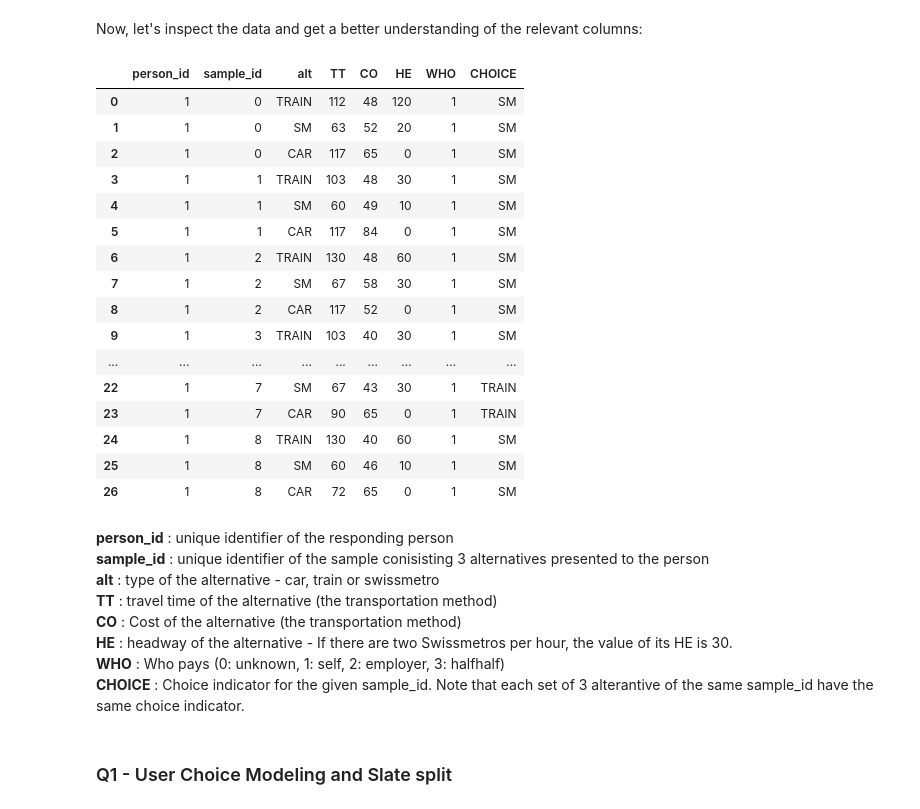
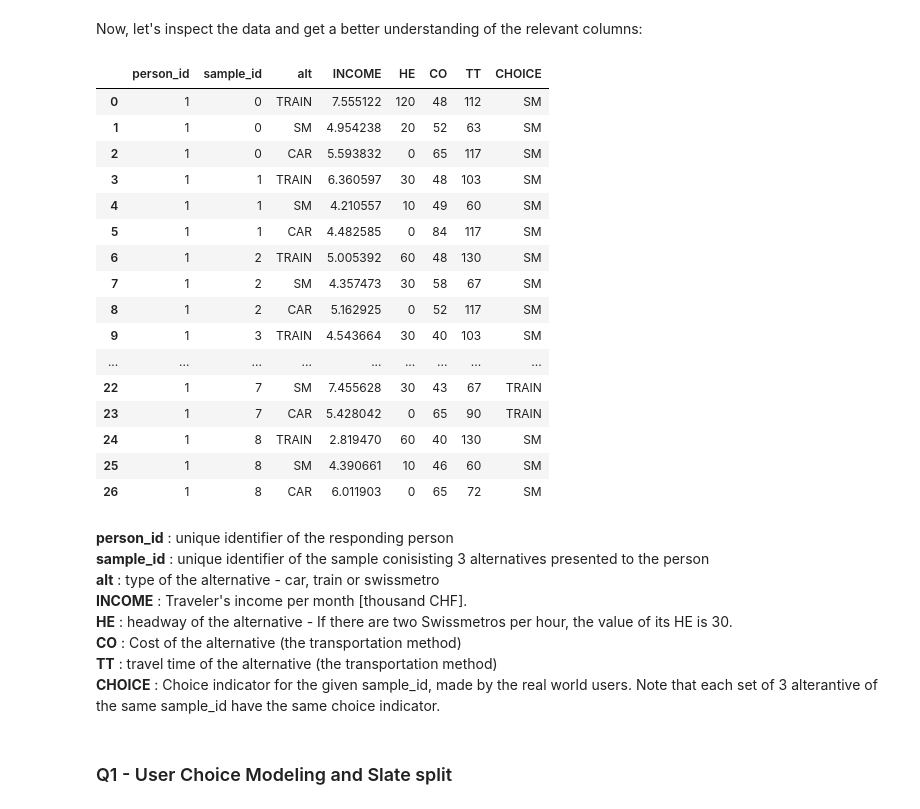
Before and after one commit to dorin133/MLHB_final_project, a Jupyter notebook: project.ipynb, the cells around one changed output. Cells and saved outputs as stored; diff of their text form; code cells hidden in the pictures.

```diff
--- a/project.ipynb
+++ b/project.ipynb
@@ -1323,7 +1320,7 @@ num_items_to_recom = 5
 
 # IMPORTANT - the 'generate_recommendations' function does not!! reproduce a new dataset
 # Meaning, the 'generate_recommendations' function does not!! call the 'generate_dataset' function
-recommendations_features_all_models = generate_recommendations(num_items_to_recommend = 5, learning_models = learning_models, env = env)
+recommendations_features_all_models = generate_recommendations(num_items_to_recom, learning_models = learning_models, env = env)
 
 for model_name in list(learning_models.keys()):
     for user_model_name in env.user_models.keys():
@@ -1450,16 +1445,18 @@ from sklearn.model_selection import train_test_split
 from sklearn.model_selection import GroupShuffleSplit
 
 from UserModel import *
+from trained_models_utils import *
+from mnl_xlogit import MNL
+from mixed_mnl_xlogit import Mixed_MNL
 
 class SwissMetro():
-    def __init__(self, num_features = 5, varnames = ['ASC_CAR', 'ASC_TRAIN', 'ASC_SM', 'R', 'CO', 'TT', 'HE']):
-        num_features = len(varnames)
-        beta_h = [0.5, 0.5, 0.5, 1, -1, -0.5, -0.5]
+    def __init__(self, varnames = [ 'INCOME', 'HE', 'CO', 'TT']):
+        beta_h = np.arange(len(varnames))
         self.user_models = {
-            # 'Rational' : RationalUserModel(beta_h),
+            'Real' : RationalUserModel(beta_h),
             'Compromise' : CompromiseUserModel(beta_h, 100),
             'Similarity' : SimilarityUserModel(beta_h, 100),
-            # 'Attraction' : AttractionUserModel(beta_h,100),
+            'Attraction' : AttractionUserModel(beta_h,100),
             }
         self.varnames = varnames
         self._prepare_data()
@@ -1491,6 +1488,9 @@ class SwissMetro():
         choices = {user_name:[] for user_name in self.user_models.keys()}
         for id, group in grouped_df:
             for user_name, user_model in self.user_models.items():
+                if user_name == "Real":
+                    choices[user_name] = df['CHOICE']
+                    continue
                 user_choice_idx = user_model.choice(group[self.varnames].values)
                 user_choices = [alts[user_choice_idx]]*3
                 choices[user_name].extend(user_choices)
@@ -1513,8 +1513,9 @@ class SwissMetro():
         df = wide_to_long(df_wide, id_col='sample_id', alt_name='alt', sep='_',
             alt_list=['TRAIN', 'SM', 'CAR'], empty_val=0,
             varying=['TT', 'CO', 'HE', 'AV', 'SEATS'], alt_is_prefix=True)
-        self.orig_long_data = df.reindex(columns = ['person_id', 'sample_id', 'alt', 'TT', 'CO', 'HE', 'WHO', 'CHOICE']).copy()
+        df['INCOME'] = np.clip(np.random.normal(loc=5, scale=1, size=len(df)), a_min=1, a_max=None)
 
+        self.orig_long_data = df.reindex(columns = ['person_id', 'sample_id', 'alt'] +  self.varnames + ['CHOICE']).copy()
 
 
         ########### Q1.2: TODO rename person_id column to slate_id ###########
@@ -1522,7 +1523,7 @@ class SwissMetro():
         df.rename(columns = {'person_id': 'slate_id'}, inplace = True)
         ######################################################################
         ########### Q1.3: TODO: add normal distribution column R #############
-        df['R'] = np.random.normal(0, 1, len(df))
+        # df['R'] = np.random.normal(0, 1, len(df))
 
         ######################################################################
 
@@ -1535,50 +1536,51 @@ class SwissMetro():
         # df.loc[annual_pass, 'CO'] = 0  # Cost zero for pass holders]
         # add a new column with random normal values
         df = self._user_model_choices(df)
-        self.modf_long_data = df.reindex(columns = ['slate_id', 'sample_id' , 'alt', 'R', 'TT', 'CO', 'HE', 'WHO', 'Rational', 'Attraction', 'Similarity', 'Compromise']).copy()
+        self.modf_long_data = df.reindex(columns = ['slate_id', 'sample_id', 'alt'] +  self.varnames + list(self.user_models.keys())).copy()
 
         return self._train_test_split(df)
 
     def generate_datasets(self, **kws):
-        X_train = self.train_df[['slate_id', 'AV', 'alt'] + self.varnames]
-        X_test = self.test_df[['slate_id', 'AV', 'alt'] + self.varnames]
+        X_train = self.train_df[['slate_id', 'sample_id',  'AV', 'alt'] + self.varnames]
+        X_test = self.test_df[['slate_id', 'sample_id', 'AV', 'alt'] + self.varnames]
         y_train = self.train_df[['slate_id'] + list(self.user_models.keys())]
         y_test = self.test_df[['slate_id'] + list(self.user_models.keys())]
         return X_train, X_test, y_train, y_test
 # %% [markdown]
 Now, let's inspect the data and get a better understanding of the relevant columns:
 # %%
-sm_env = SwissMetro()
+varnames = ['INCOME', 'HE', 'CO', 'TT' ]
+sm_env = SwissMetro(varnames)
 
 display(
     sm_env.orig_long_data.head(27)
 )
 # %% [output]
-|  | person_id | sample_id | alt | TT | CO | HE | WHO | CHOICE |
-| 0 | 1 | 0 | TRAIN | 112 | 48 | 120 | 1 | SM |
-| 1 | 1 | 0 | SM | 63 | 52 | 20 | 1 | SM |
-| 2 | 1 | 0 | CAR | 117 | 65 | 0 | 1 | SM |
-| 3 | 1 | 1 | TRAIN | 103 | 48 | 30 | 1 | SM |
-| 4 | 1 | 1 | SM | 60 | 49 | 10 | 1 | SM |
-| 5 | 1 | 1 | CAR | 117 | 84 | 0 | 1 | SM |
-| 6 | 1 | 2 | TRAIN | 130 | 48 | 60 | 1 | SM |
-| 7 | 1 | 2 | SM | 67 | 58 | 30 | 1 | SM |
-| 8 | 1 | 2 | CAR | 117 | 52 | 0 | 1 | SM |
-| 9 | 1 | 3 | TRAIN | 103 | 40 | 30 | 1 | SM |
+|  | person_id | sample_id | alt | INCOME | HE | CO | TT | CHOICE |
+| 0 | 1 | 0 | TRAIN | 7.555122 | 120 | 48 | 112 | SM |
+| 1 | 1 | 0 | SM | 4.954238 | 20 | 52 | 63 | SM |
+| 2 | 1 | 0 | CAR | 5.593832 | 0 | 65 | 117 | SM |
+| 3 | 1 | 1 | TRAIN | 6.360597 | 30 | 48 | 103 | SM |
+| 4 | 1 | 1 | SM | 4.210557 | 10 | 49 | 60 | SM |
+| 5 | 1 | 1 | CAR | 4.482585 | 0 | 84 | 117 | SM |
+| 6 | 1 | 2 | TRAIN | 5.005392 | 60 | 48 | 130 | SM |
+| 7 | 1 | 2 | SM | 4.357473 | 30 | 58 | 67 | SM |
+| 8 | 1 | 2 | CAR | 5.162925 | 0 | 52 | 117 | SM |
+| 9 | 1 | 3 | TRAIN | 4.543664 | 30 | 40 | 103 | SM |
 | ... | ... | ... | ... | ... | ... | ... | ... | ... |
-| 22 | 1 | 7 | SM | 67 | 43 | 30 | 1 | TRAIN |
-| 23 | 1 | 7 | CAR | 90 | 65 | 0 | 1 | TRAIN |
-| 24 | 1 | 8 | TRAIN | 130 | 40 | 60 | 1 | SM |
-| 25 | 1 | 8 | SM | 60 | 46 | 10 | 1 | SM |
-| 26 | 1 | 8 | CAR | 72 | 65 | 0 | 1 | SM |
+| 22 | 1 | 7 | SM | 7.455628 | 30 | 43 | 67 | TRAIN |
+| 23 | 1 | 7 | CAR | 5.428042 | 0 | 65 | 90 | TRAIN |
+| 24 | 1 | 8 | TRAIN | 2.819470 | 60 | 40 | 130 | SM |
+| 25 | 1 | 8 | SM | 4.390661 | 10 | 46 | 60 | SM |
+| 26 | 1 | 8 | CAR | 6.011903 | 0 | 65 | 72 | SM |
 # %% [markdown]
 **person_id** : unique identifier of the responding person
 **sample_id** : unique identifier of the sample conisisting 3 alternatives presented to the person
 **alt** : type of the alternative - car, train or swissmetro
+**INCOME** : Traveler's income per month [thousand CHF].
+**HE** : headway of the alternative  - If there are two Swissmetros per hour, the value of its HE is 30.
+**CO** : Cost of the alternative (the transportation method)
 **TT** : travel time of the alternative (the transportation method)
-**CO** : Cost of the alternative (the transportation method)
-**HE** : headway of the alternative  - If there are two Swissmetros per hour, the value of its HE is 30.
-**WHO** : Who pays (0: unknown, 1: self, 2: employer, 3: halfhalf)
-**CHOICE** : Choice indicator for the given sample_id. Note that each set of 3 alterantive of the same sample_id have the same choice indicator.
+**CHOICE** : Choice indicator for the given sample_id, made by the real world users. Note that each set of 3 alterantive of the same sample_id have the same choice indicator.
 # %% [markdown]
 ### Q1 - User Choice Modeling and Slate split
```
Also changed, not shown: parts of 38 cells of this notebook.
